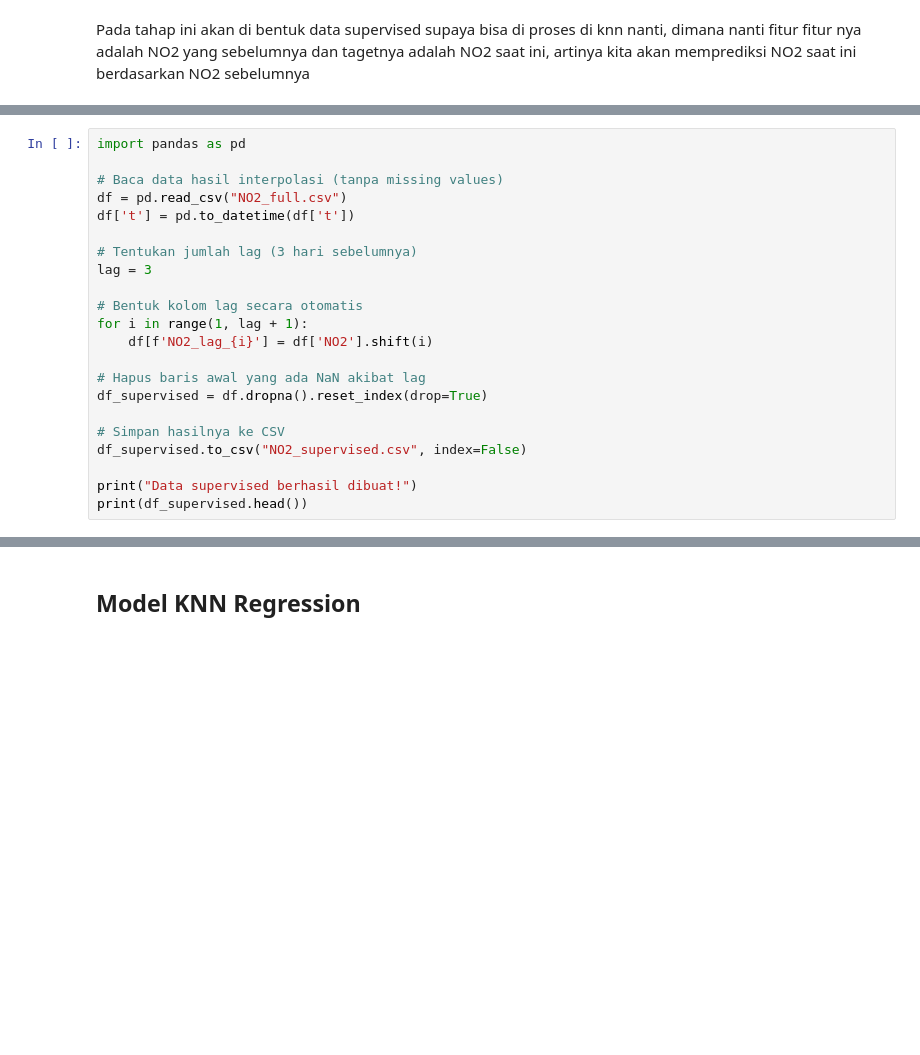
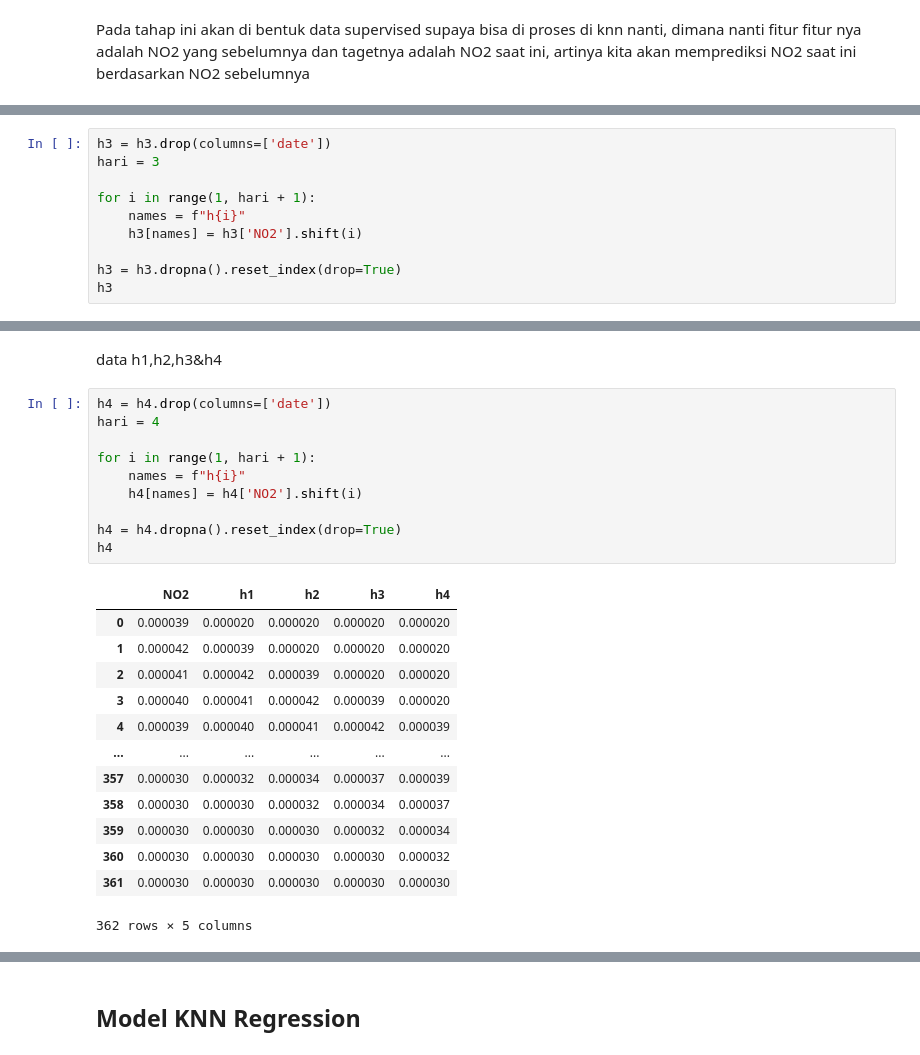
Before and after one commit to myyerr/PSD, a Jupyter notebook: _sources/timeseries.ipynb, the cells around one changed output, grey strips where cells are left out. Drawn from its saved outputs; the diff is of its cells as text; blank space fills up the shorter version.

```diff
--- a/_sources/timeseries.ipynb
+++ b/_sources/timeseries.ipynb
@@ -172,23 +208,11 @@ Pada tahap ini akan di bentuk data supervised supaya bisa di proses di knn nanti
 # %%
-import pandas as pd
+h3 = h3.drop(columns=['date'])
+hari = 3
 
-# Baca data hasil interpolasi (tanpa missing values)
-df = pd.read_csv("NO2_full.csv")
-df['t'] = pd.to_datetime(df['t'])
+for i in range(1, hari + 1):
+    names = f"h{i}"
+    h3[names] = h3['NO2'].shift(i)
 
-# Tentukan jumlah lag (3 hari sebelumnya)
-lag = 3
-
-# Bentuk kolom lag secara otomatis
-for i in range(1, lag + 1):
-    df[f'NO2_lag_{i}'] = df['NO2'].shift(i)
-
-# Hapus baris awal yang ada NaN akibat lag
-df_supervised = df.dropna().reset_index(drop=True)
-
-# Simpan hasilnya ke CSV
-df_supervised.to_csv("NO2_supervised.csv", index=False)
-
-print("Data supervised berhasil dibuat!")
-print(df_supervised.head())
+h3 = h3.dropna().reset_index(drop=True)
+h3
 # %% [output]
@@ -240,0 +232,26 @@ Contoh hasil normalisasi:
+# %% [markdown]
+data h1,h2,h3&h4
+# %%
+h4 = h4.drop(columns=['date'])
+hari = 4
+
+for i in range(1, hari + 1):
+    names = f"h{i}"
+    h4[names] = h4['NO2'].shift(i)
+
+h4 = h4.dropna().reset_index(drop=True)
+h4
+# %% [output]
+|  | NO2 | h1 | h2 | h3 | h4 |
+| 0 | 0.000039 | 0.000020 | 0.000020 | 0.000020 | 0.000020 |
+| 1 | 0.000042 | 0.000039 | 0.000020 | 0.000020 | 0.000020 |
+| 2 | 0.000041 | 0.000042 | 0.000039 | 0.000020 | 0.000020 |
+| 3 | 0.000040 | 0.000041 | 0.000042 | 0.000039 | 0.000020 |
+| 4 | 0.000039 | 0.000040 | 0.000041 | 0.000042 | 0.000039 |
+| ... | ... | ... | ... | ... | ... |
+| 357 | 0.000030 | 0.000032 | 0.000034 | 0.000037 | 0.000039 |
+| 358 | 0.000030 | 0.000030 | 0.000032 | 0.000034 | 0.000037 |
+| 359 | 0.000030 | 0.000030 | 0.000030 | 0.000032 | 0.000034 |
+| 360 | 0.000030 | 0.000030 | 0.000030 | 0.000030 | 0.000032 |
+| 361 | 0.000030 | 0.000030 | 0.000030 | 0.000030 | 0.000030 |
+362 rows × 5 columns
```
Also changed, not shown: parts of 52 cells of this notebook, 9 other files.
